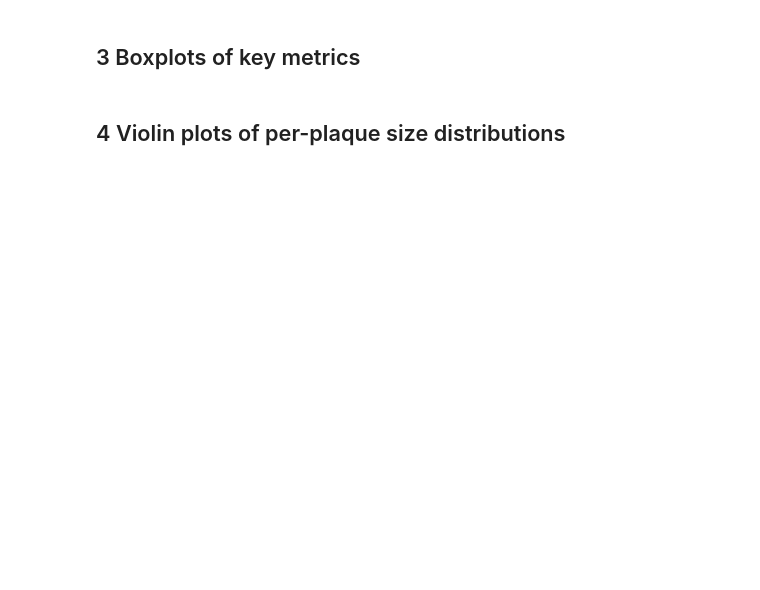
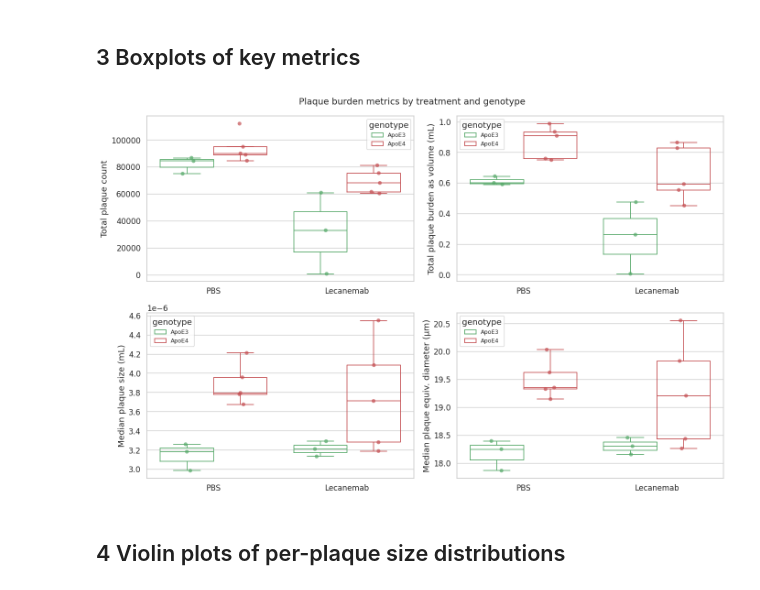
Before and after one commit to akhanf/analyze_spimquant_vessels_plaques, a Jupyter notebook: treatment_effect_analysis.ipynb, the cells around one changed output. Cells and saved outputs as stored; diff of their text form; code cells hidden in the pictures; blank space fills up the shorter version.

Commit message:
update plots to remove log scaling, add histogram for size

```diff
--- a/treatment_effect_analysis.ipynb
+++ b/treatment_effect_analysis.ipynb
@@ -121,40 +121,40 @@ def boxstrip(ax, data, x, y, hue=None, order=None, hue_order=None, palette=None,
     sns.boxplot(data=data, x=x, y=y, hue=hue,
                 order=order, hue_order=hue_order, palette=palette,
                 fill=False, linewidth=1.2, fliersize=0, ax=ax)
     sns.stripplot(data=data, x=x, y=y, hue=hue,
                   order=order, hue_order=hue_order, palette=palette,
                   dodge=True, alpha=0.7, size=6, jitter=True, ax=ax)
     if yscale != "linear":
         ax.set_yscale(yscale)
     if ylabel:
         ax.set_ylabel(ylabel)
     # keep only one legend
     handles, labels = ax.get_legend_handles_labels()
     n = len(hue_order) if hue_order else 2
     ax.legend(handles[:n], labels[:n], title=hue, fontsize=9)
 
 
-fig, axes = plt.subplots(2, 3, figsize=(14, 9))
+fig, axes = plt.subplots(2, 2, figsize=(14, 9))
 
 metrics_to_plot = [
-    ("plaque_count",   "Plaque count",                "log"),
-    ("total_vol_ml",   "Total plaque volume (mL)",    "log"),
-    ("mean_vol_ml",    "Mean plaque volume (mL)",     "log"),
-    ("median_vol_ml",  "Median plaque volume (mL)",   "log"),
-    ("mean_diam_um",   "Mean equiv. diameter (µm)",   "linear"),
-    ("median_diam_um", "Median equiv. diameter (µm)", "linear"),
+    ("plaque_count",   "Total plaque count",                "linear"),
+    ("total_vol_ml",   "Total plaque burden as volume (mL)",    "linear"),
+    ("median_vol_ml",  "Median plaque size (mL)",   "linear"),
+    ("median_diam_um", "Median plaque equiv. diameter (µm)", "linear"),
 ]
 
 for ax, (col, label, yscale) in zip(axes.flat, metrics_to_plot):
     boxstrip(ax, subj, x="treatment", y=col, hue="genotype",
              order=TREAT_ORDER, hue_order=GENO_ORDER, palette=GENO_PALETTE,
              ylabel=label, yscale=yscale)
     ax.set_xlabel("")
 
 fig.suptitle("Plaque burden metrics by treatment and genotype", fontsize=14)
 plt.tight_layout()
 plt.savefig("fig_boxplots_treatment_genotype.png", dpi=150, bbox_inches="tight")
 plt.show()
+# %% [output]
+[figure, added]
 # %% [markdown]
 ## 4  Violin plots of per-plaque size distributions
 # %%
```
Also changed, not shown: parts of 5 cells of this notebook, 6 other files.
